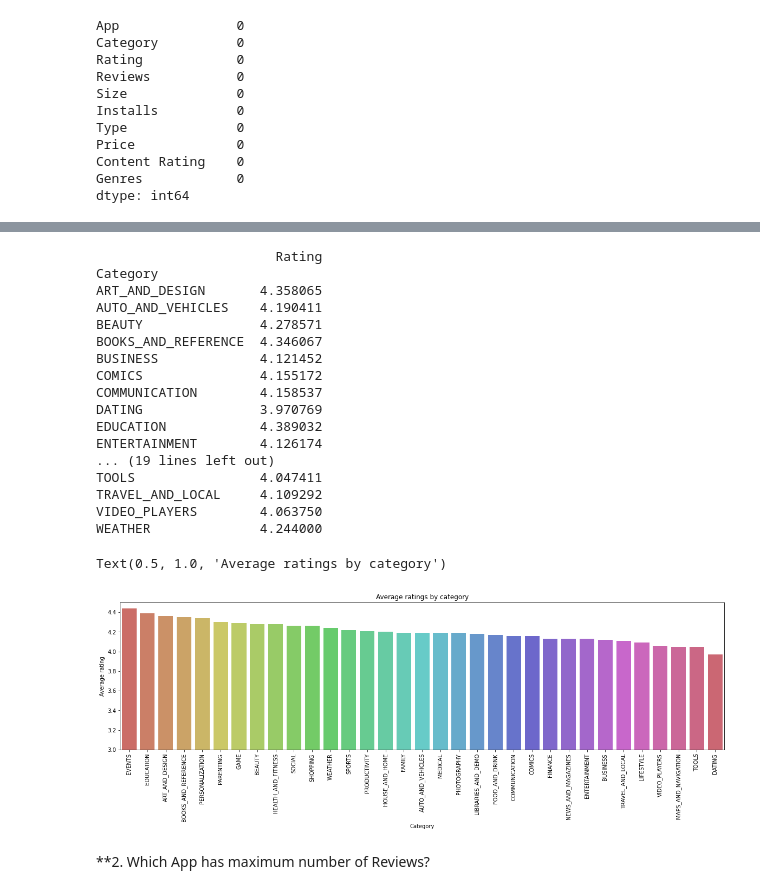
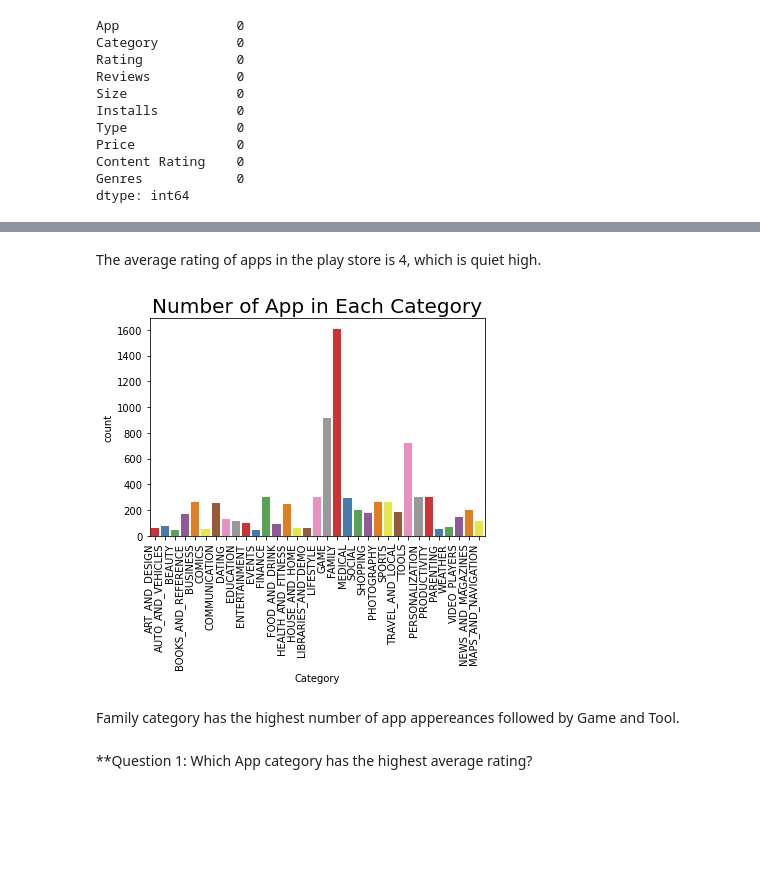
Before and after one commit to Tanya-Qader/google-play-store-project, a Jupyter notebook: Google_Playstore_Cleaning.ipynb, the cells around one changed output, grey strips where cells are left out. Saved outputs shown, nothing was run; the diff lists cells and outputs as text; code cells hidden in the pictures; blank space fills up the shorter version.

```diff
--- a/Google_Playstore_Cleaning.ipynb
+++ b/Google_Playstore_Cleaning.ipynb
@@ -172,37 +135,20 @@ dtype: int64
+# %% [markdown]
+The average rating of apps in the play store is 4, which is quiet high.
+# %%
+# Frequency plot of of apps in different categories.
+g = sns.countplot(x="Category",data=Googleplay_data_cleaned, palette = "Set1")
+g.set_xticklabels(g.get_xticklabels(), rotation=90, ha="right")
+g
+plt.title('Number of App in Each Category',size = 20)
+plt.savefig("images/AppsInEachCategory.png")
+# %% [output]
+[figure, added]
+# %% [markdown]
+Family category has the highest number of app appereances followed by Game and Tool.
+# %% [markdown]
+**Question 1: Which App category has the highest average rating?
 # %%
 #1.	Which App category has the highest average rating?
 Average_rating = Googleplay_data_cleaned.groupby(['Category'])[['Rating']].mean()
-Average_rating_df = print(Average_rating)
-Average_rating_df
+Average_rating.head(10)
+max_review_top20= max_review_sorted.head(20)
-# %% [output]
-                       Rating
-Category
-ART_AND_DESIGN       4.358065
-AUTO_AND_VEHICLES    4.190411
-BEAUTY               4.278571
-BOOKS_AND_REFERENCE  4.346067
-BUSINESS             4.121452
-COMICS               4.155172
-COMMUNICATION        4.158537
-DATING               3.970769
-EDUCATION            4.389032
-ENTERTAINMENT        4.126174
-... (19 lines left out)
-TOOLS                4.047411
-TRAVEL_AND_LOCAL     4.109292
-VIDEO_PLAYERS        4.063750
-WEATHER              4.244000
-# %%
-plt.figure(figsize = (20, 5))
-avg_rating = Average_rating.groupby('Category')['Rating'].mean().round(2).sort_values(ascending = False).reset_index()
-
-fig = sns.barplot(x = avg_rating.Category, y = avg_rating.Rating, palette = 'hls')
-fig.set_xticklabels(fig.get_xticklabels(), rotation = 90)
-plt.ylim(3.0, 4.5)
-plt.ylabel('Average rating')
-plt.title('Average ratings by category')
-# %% [output]
-Text(0.5, 1.0, 'Average ratings by category')
-[figure, removed]
-# %% [markdown]
-**2. Which App has maximum number of Reviews?
```
Also changed, not shown: parts of 54 cells of this notebook.
